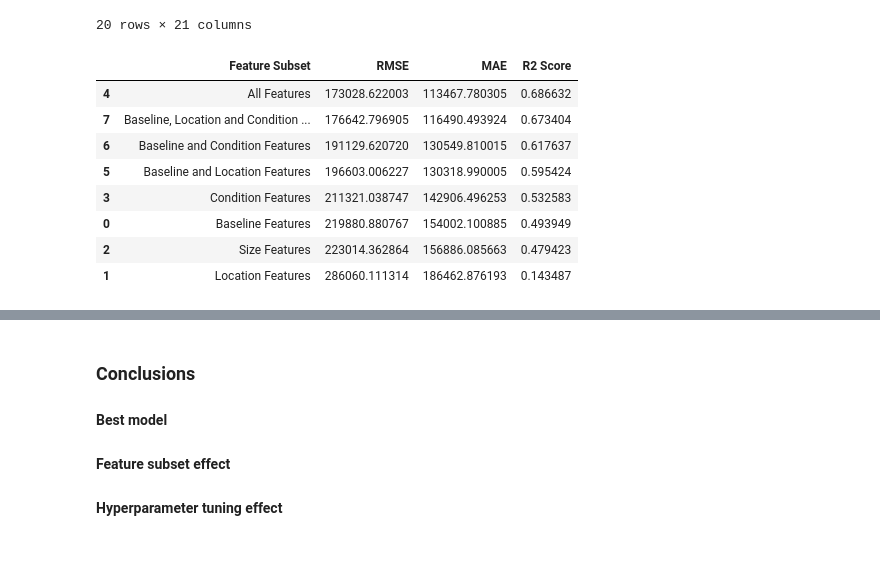
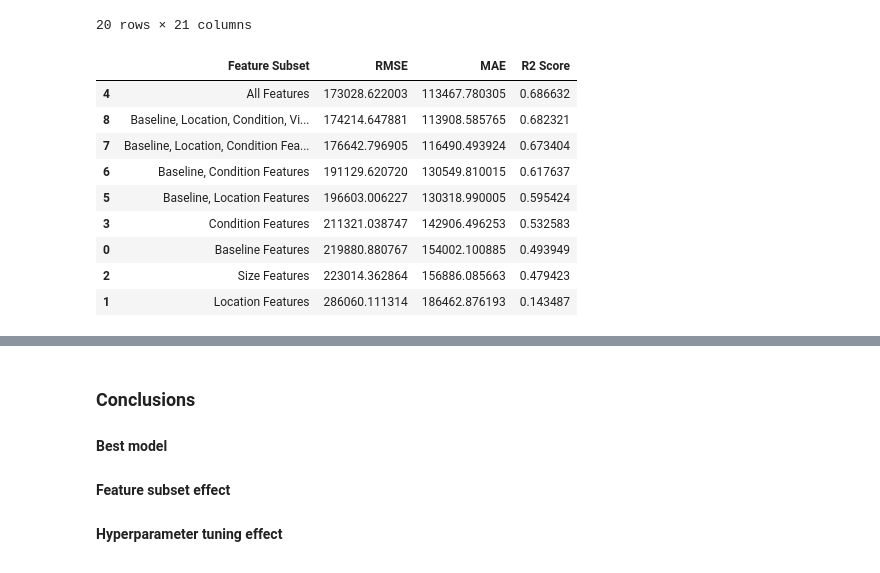
Before and after one commit to anhvuuw/Housing-Price-Prediction-Project, a Jupyter notebook: ENGR_521.ipynb, the cells around one changed output, grey strips where cells are left out. Drawn from its saved outputs; the diff is of its cells as text; code cells hidden in the pictures.

```diff
--- a/ENGR_521.ipynb
+++ b/ENGR_521.ipynb
@@ -22,7 +22,7 @@ import pandas as pd
 import numpy as np
 # %%
 # Load Data
-url = "https://raw.githubusercontent.com/anhvuuw/Housing-Price-Prediction-Project/refs/heads/clean-data/kc_house_data.csv"
+url = "https://raw.githubusercontent.com/anhvuuw/Housing-Price-Prediction-Project/refs/heads/project-branch/kc_house_data.csv"
 df = pd.read_csv(url)
 
 print("Shape:", df.shape)
@@ -192,6 +192,7 @@ baseline_features = ["sqft_living", "bedrooms", "bathrooms", "sqft_lot"]
 location_features = ["zipcode", "lat", "long"]
 size_features = ["sqft_living", "sqft_lot", "sqft_above", "sqft_basement"]
 condition_features = ["grade", "condition", "yr_built", "yr_renovated"]
+view_features = ["waterfront", "view", "floors"]
 all_features = list(X.columns)
 
 # We also could combine the feature to train. TODO: discussion
@@ -239,6 +240,7 @@ feature_subsets = {
     "Baseline, Location Features": baseline_features + location_features,
     "Baseline, Condition Features": baseline_features + condition_features,
     "Baseline, Location, Condition Features": baseline_features + location_features + condition_features,
+    "Baseline, Location, Condition, View Features": baseline_features + location_features + condition_features + view_features,
 }
 
 # Split dataset
@@ -257,36 +259,37 @@ for subset_name, features in feature_subsets.items():
     selected_features = [f for f in features if f in X.columns]
 
     X_train = X_train_full[selected_features]
     X_test = X_test_full[selected_features]
 
     # Train model
     linear_model.fit(X_train, y_train)
 
     # Predict
     y_pred = linear_model.predict(X_test)
 
     # Calculate metrics
     rmse = np.sqrt(mean_squared_error(y_test, y_pred))
     mae = mean_absolute_error(y_test, y_pred)
     r2 = r2_score(y_test, y_pred)
 
     # Save results
     linear_results.append({
         "Feature Subset": subset_name,
         "RMSE": rmse,
         "MAE": mae,
         "R2 Score": r2
     })
 
 linear_results_df = pd.DataFrame(linear_results)
 linear_results_df = linear_results_df.sort_values(by="RMSE")
 display(linear_results_df)
 # %% [output]
 |  | Feature Subset | RMSE | MAE | R2 Score |
 | 4 | All Features | 173028.622003 | 113467.780305 | 0.686632 |
-| 7 | Baseline, Location and Condition ... | 176642.796905 | 116490.493924 | 0.673404 |
-| 6 | Baseline and Condition Features | 191129.620720 | 130549.810015 | 0.617637 |
-| 5 | Baseline and Location Features | 196603.006227 | 130318.990005 | 0.595424 |
+| 8 | Baseline, Location, Condition, Vi... | 174214.647881 | 113908.585765 | 0.682321 |
+| 7 | Baseline, Location, Condition Fea... | 176642.796905 | 116490.493924 | 0.673404 |
+| 6 | Baseline, Condition Features | 191129.620720 | 130549.810015 | 0.617637 |
+| 5 | Baseline, Location Features | 196603.006227 | 130318.990005 | 0.595424 |
 | 3 | Condition Features | 211321.038747 | 142906.496253 | 0.532583 |
 | 0 | Baseline Features | 219880.880767 | 154002.100885 | 0.493949 |
 | 2 | Size Features | 223014.362864 | 156886.085663 | 0.479423 |
```
Also changed, not shown: parts of 9 cells of this notebook.
